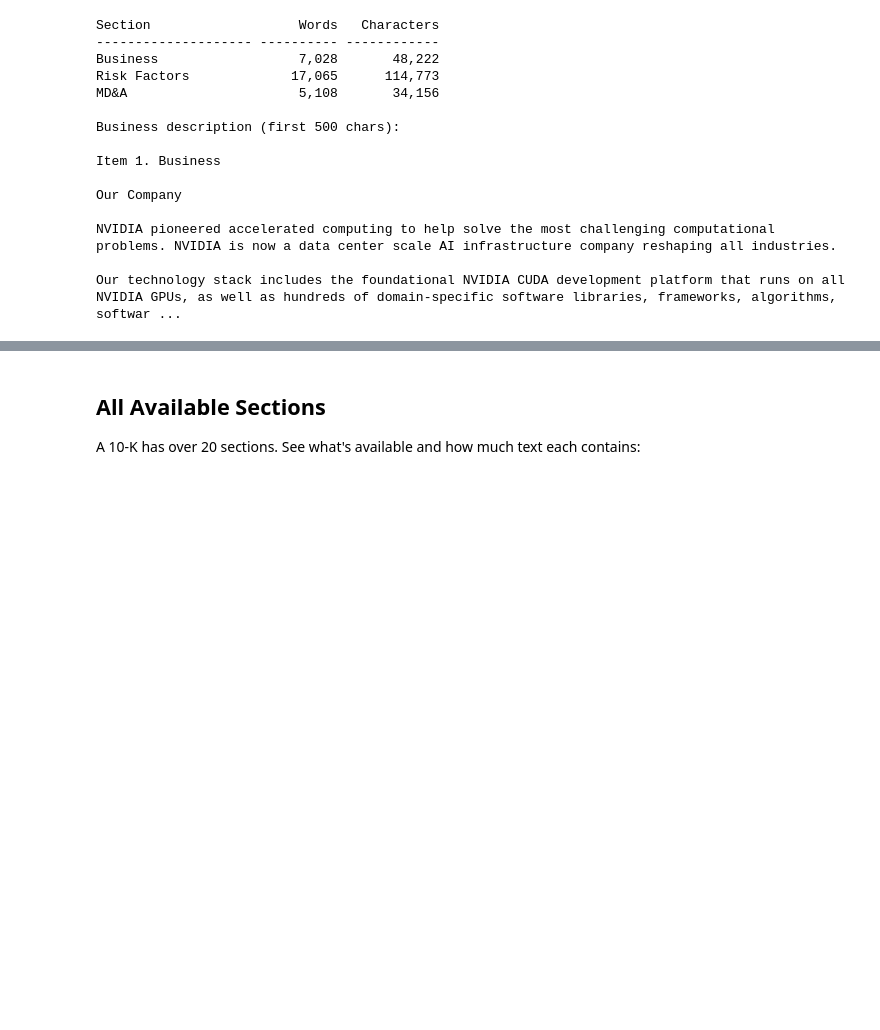
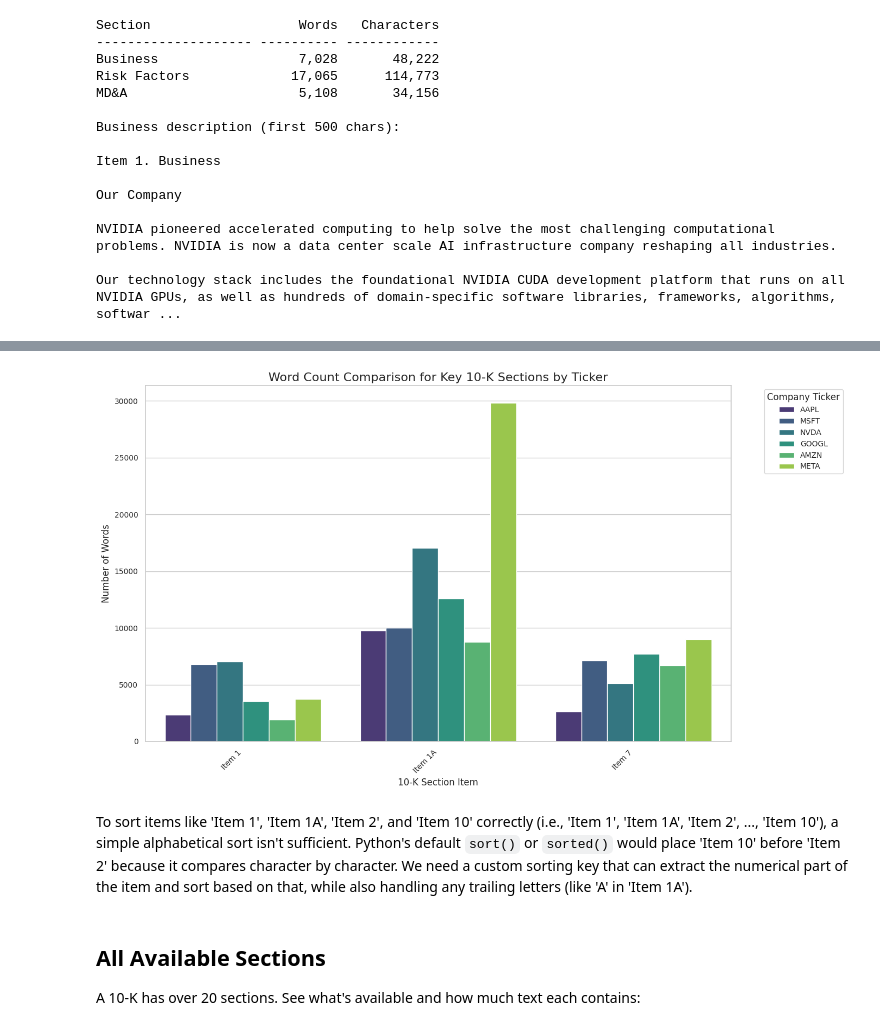
Before and after one commit to txebas/Finance, a Jupyter notebook: notebooks/sec-filing-text-nlp-python.ipynb, the cells around one changed output, grey strips where cells are left out. Saved outputs shown, nothing was run; the diff lists cells and outputs as text; code cells hidden in the pictures; blank space fills up the shorter version.

Commit message:
Show comparative sections diagram

```diff
--- a/notebooks/sec-filing-text-nlp-python.ipynb
+++ b/notebooks/sec-filing-text-nlp-python.ipynb
@@ -116,6 +116,18 @@ NVIDIA pioneered accelerated computing to help solve the most challenging comput
 Our technology stack includes the foundational NVIDIA CUDA development platform that runs on all NVIDIA GPUs, as well as hundreds of domain-specific software libraries, frameworks, algorithms, softwar ...
 # %%
 # 2. Lista de empresas tecnológicas
+import re
+
+def natural_sort_key(item):
+    """
+    Generates a key for natural sorting of item strings like 'Item 1', 'Item 1A'.
+    It splits the string into a list of number and non-number chunks.
+    """
+    # Split the string into numbers and non-numbers
+    # e.g., 'Item 1A' -> ['Item ', 1, 'A']
+    return [int(text) if text.isdigit() else text.lower()
+            for text in re.split('([0-9]+)', item)]
+
 tech_tickers = ["AAPL", "MSFT", "NVDA", "GOOGL", "AMZN", "META"]
 
 for i in tech_tickers:
@@ -123,8 +135,10 @@ for i in tech_tickers:
     print(i)
     filing = Company(i).get_filings(form="10-K")[0]
     tenk = filing.obj()
-    print(tenk.items)
-    for item in tenk.items:
+    #print(sorted(tenk.items, key=natural_sort_key))
+    #print(type(tenk.items))
+    #for item in tenk.items:
+    for item in sorted(tenk.items, key=natural_sort_key):
       text = tenk[item]
       words = len(text.split())
       print(f"{item:12s} {words:>8,} words  {len(text):>8,} chars")
@@ -149,3 +225,34 @@ Item 8         21,023 words   142,278 chars
+# %%
+import matplotlib.pyplot as plt
+import seaborn as sns
+
+# Melt the DataFrame to long format for easier plotting with seaborn
+df_melted_plot = df_item_comparison.melt(
+    id_vars=['Ticker'],
+    value_vars=key_items_to_plot,
+    var_name='Section Item',
+    value_name='Word Count'
+)
+
+# Set up the plot style
+sns.set_theme(style="whitegrid")
+plt.figure(figsize=(14, 8))
+
+# Create the grouped bar plot
+sns.barplot(data=df_melted_plot, x='Section Item', y='Word Count', hue='Ticker', palette='viridis')
+
+plt.title('Word Count Comparison for Key 10-K Sections by Ticker', fontsize=16)
+plt.xlabel('10-K Section Item', fontsize=12)
+plt.ylabel('Number of Words', fontsize=12)
+plt.xticks(rotation=45, ha='right', fontsize=10) # Rotate labels for better readability
+plt.yticks(fontsize=10)
+plt.legend(title='Company Ticker', bbox_to_anchor=(1.05, 1), loc='upper left', fontsize=10, title_fontsize=12)
+plt.tight_layout() # Adjust layout to prevent overlapping titles/labels
+plt.show()
+# %% [output]
+[figure, added]
+# %% [markdown]
+To sort items like 'Item 1', 'Item 1A', 'Item 2', and 'Item 10' correctly (i.e., 'Item 1', 'Item 1A', 'Item 2', ..., 'Item 10'), a simple alphabetical sort isn't sufficient. Python's default `sort()` or `sorted()` would place 'Item 10' before 'Item 2' because it compares character by character. We need a custom sorting key that can extract the numerical part of the item and sort based on that, while also handling any trailing letters (like 'A' in 'Item 1A').
 # %% [markdown]
 ## All Available Sections
 
```
Also changed, not shown: parts of 4 cells of this notebook.
